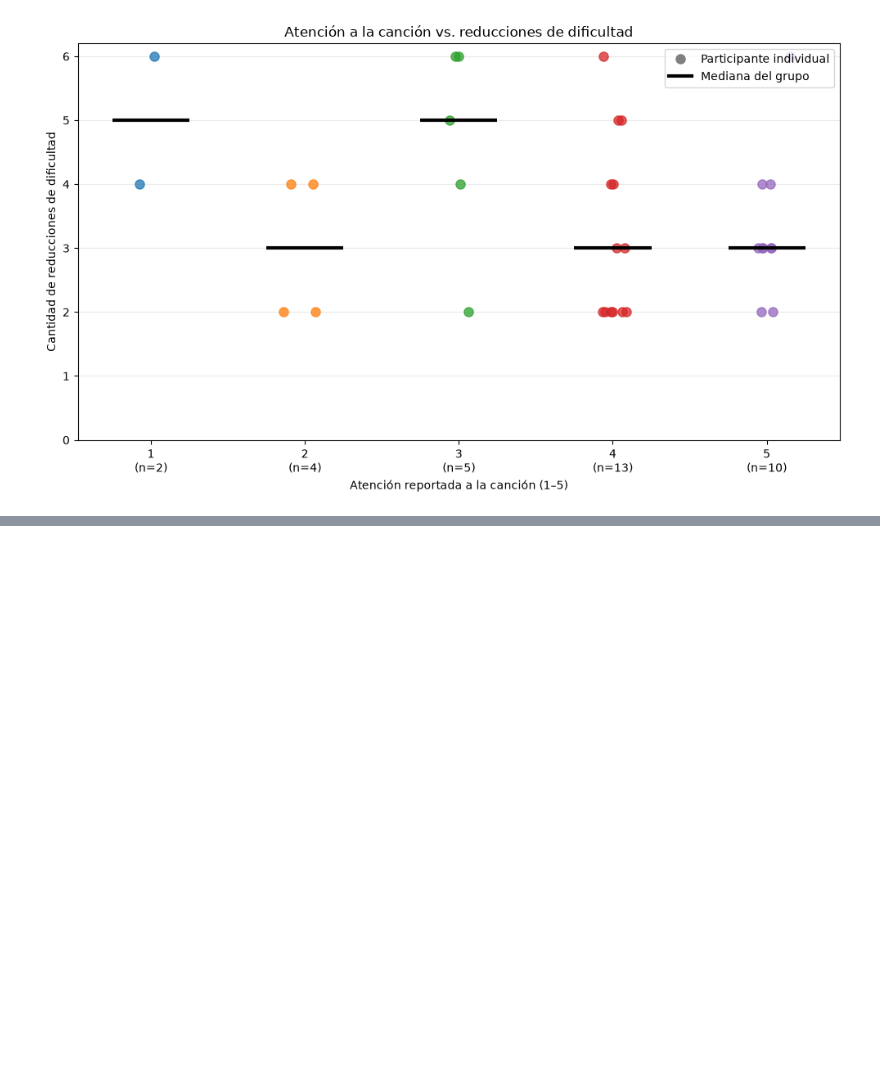
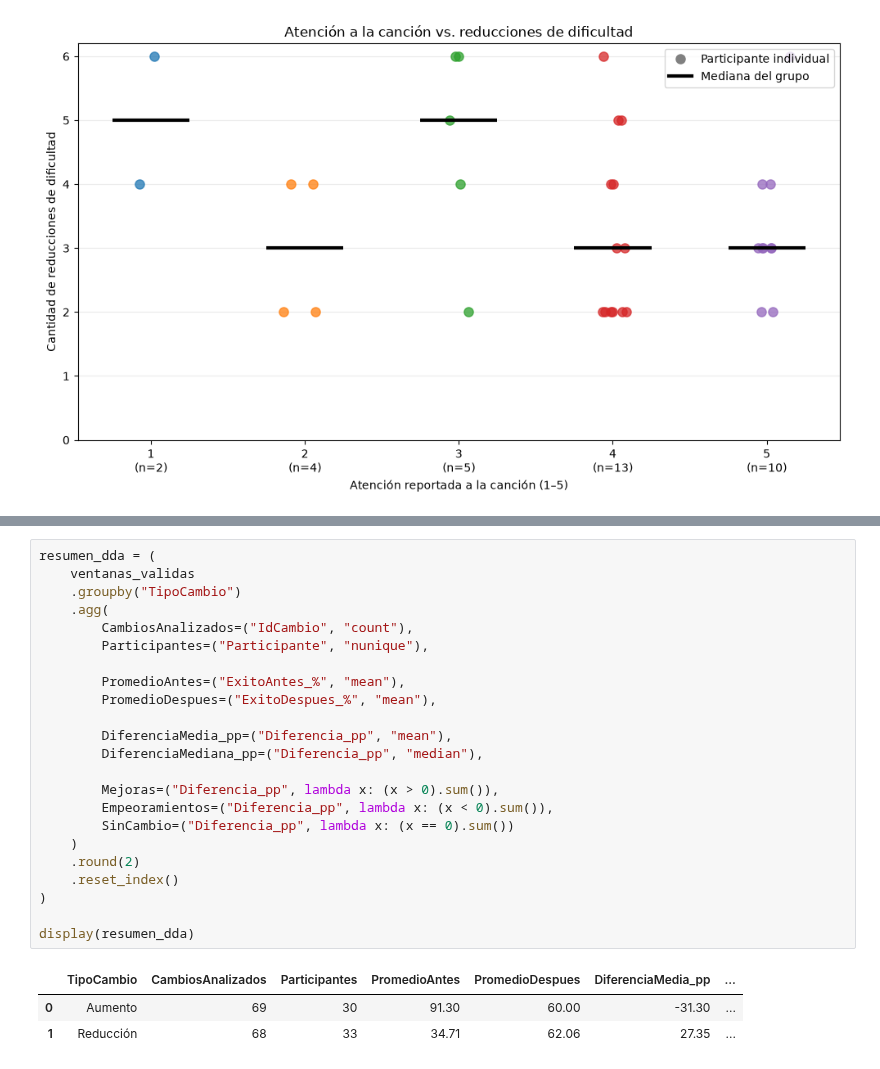
Before and after one commit to DiegoGarV/PGL, a Jupyter notebook: raw results/analisis.ipynb, the cells around one changed output, grey strips where cells are left out. Saved outputs shown, nothing was run; the diff lists cells and outputs as text; blank space fills up the shorter version.

```diff
--- a/raw results/analisis.ipynb
+++ b/raw results/analisis.ipynb
@@ -2724,0 +2957,27 @@ plt.show()
+# %%
+resumen_dda = (
+    ventanas_validas
+    .groupby("TipoCambio")
+    .agg(
+        CambiosAnalizados=("IdCambio", "count"),
+        Participantes=("Participante", "nunique"),
+
+        PromedioAntes=("ExitoAntes_%", "mean"),
+        PromedioDespues=("ExitoDespues_%", "mean"),
+
+        DiferenciaMedia_pp=("Diferencia_pp", "mean"),
+        DiferenciaMediana_pp=("Diferencia_pp", "median"),
+
+        Mejoras=("Diferencia_pp", lambda x: (x > 0).sum()),
+        Empeoramientos=("Diferencia_pp", lambda x: (x < 0).sum()),
+        SinCambio=("Diferencia_pp", lambda x: (x == 0).sum())
+    )
+    .round(2)
+    .reset_index()
+)
+
+display(resumen_dda)
+# %% [output]
+|  | TipoCambio | CambiosAnalizados | Participantes | PromedioAntes | PromedioDespues | DiferenciaMedia_pp | ... |
+| 0 | Aumento | 69 | 30 | 91.30 | 60.00 | -31.30 | ... |
+| 1 | Reducción | 68 | 33 | 34.71 | 62.06 | 27.35 | ... |
```
Also changed, not shown: parts of 2 cells of this notebook, 3 other files.
